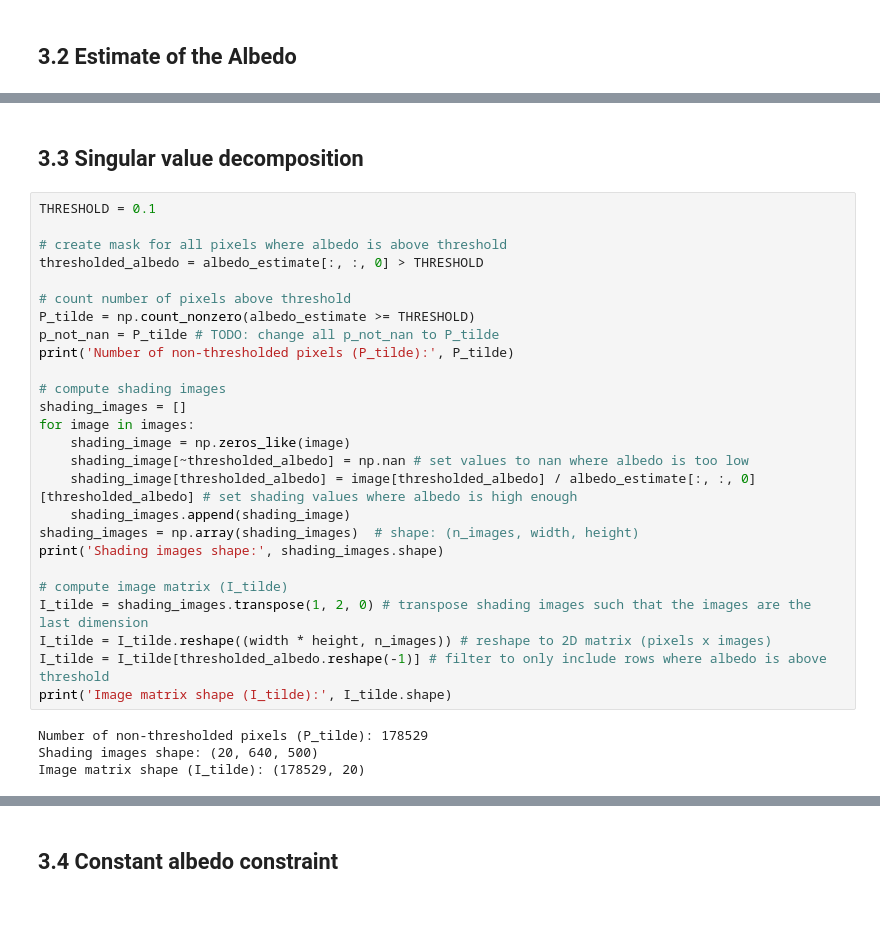
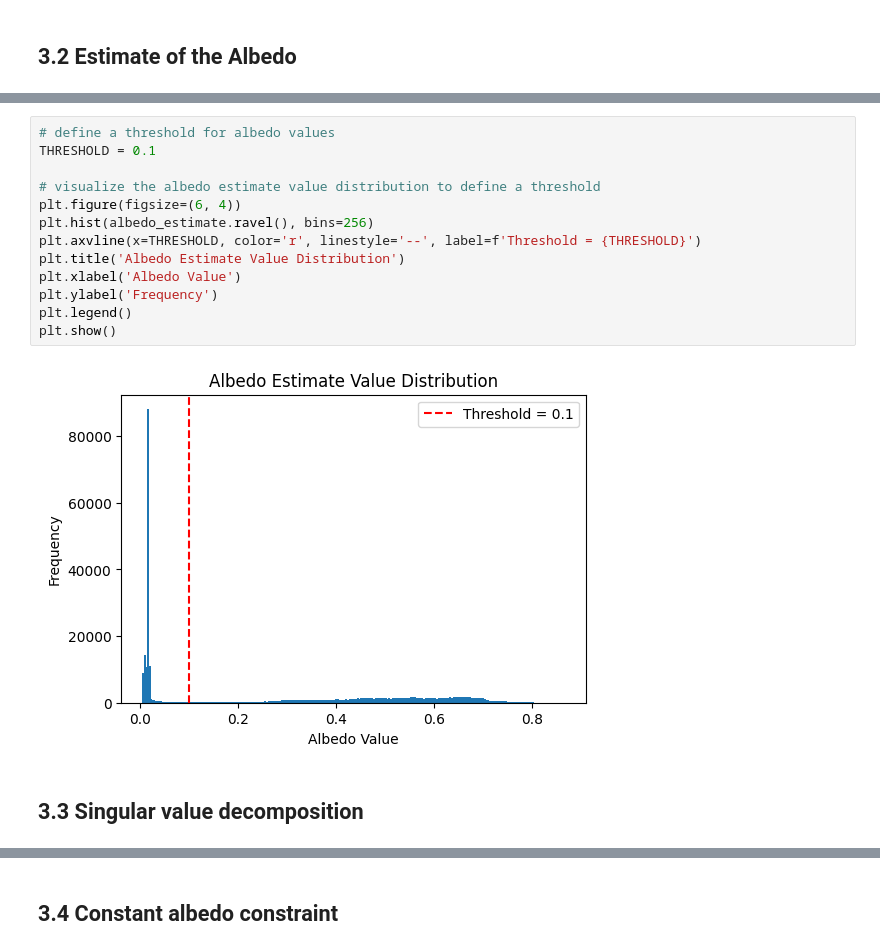
Before and after one commit to ClarysseArthur/VUB-CV-PhotometricStereo, a Jupyter notebook: Code/PhotometricStereo.ipynb, the cells around one changed output, grey strips where cells are left out. Saved outputs shown, nothing was run; the diff lists cells and outputs as text; blank space fills up the shorter version.

```diff
--- a/Code/PhotometricStereo.ipynb
+++ b/Code/PhotometricStereo.ipynb
@@ -72,32 +73,17 @@ plt.show()
+# %%
+# define a threshold for albedo values
+THRESHOLD = 0.1
+
+# visualize the albedo estimate value distribution to define a threshold
+plt.figure(figsize=(6, 4))
+plt.hist(albedo_estimate.ravel(), bins=256)
+plt.axvline(x=THRESHOLD, color='r', linestyle='--', label=f'Threshold = {THRESHOLD}')
+plt.title('Albedo Estimate Value Distribution')
+plt.xlabel('Albedo Value')
+plt.ylabel('Frequency')
+plt.legend()
+plt.show()
+# %% [output]
+[figure, added]
 # %% [markdown]
 ## 3.3 Singular value decomposition
-# %%
-THRESHOLD = 0.1
-
-# create mask for all pixels where albedo is above threshold
-thresholded_albedo = albedo_estimate[:, :, 0] > THRESHOLD
-
-# count number of pixels above threshold
-P_tilde = np.count_nonzero(albedo_estimate >= THRESHOLD)
-p_not_nan = P_tilde # TODO: change all p_not_nan to P_tilde
-print('Number of non-thresholded pixels (P_tilde):', P_tilde)
-
-# compute shading images
-shading_images = []
-for image in images:
-    shading_image = np.zeros_like(image)
-    shading_image[~thresholded_albedo] = np.nan # set values to nan where albedo is too low
-    shading_image[thresholded_albedo] = image[thresholded_albedo] / albedo_estimate[:, :, 0][thresholded_albedo] # set shading values where albedo is high enough
-    shading_images.append(shading_image)
-shading_images = np.array(shading_images)  # shape: (n_images, width, height)
-print('Shading images shape:', shading_images.shape)
-
-# compute image matrix (I_tilde)
-I_tilde = shading_images.transpose(1, 2, 0) # transpose shading images such that the images are the last dimension
-I_tilde = I_tilde.reshape((width * height, n_images)) # reshape to 2D matrix (pixels x images)
-I_tilde = I_tilde[thresholded_albedo.reshape(-1)] # filter to only include rows where albedo is above threshold
-print('Image matrix shape (I_tilde):', I_tilde.shape)
-# %% [output]
-Number of non-thresholded pixels (P_tilde): 178529
-Shading images shape: (20, 640, 500)
-Image matrix shape (I_tilde): (178529, 20)
```
Also changed, not shown: parts of 24 cells of this notebook.
